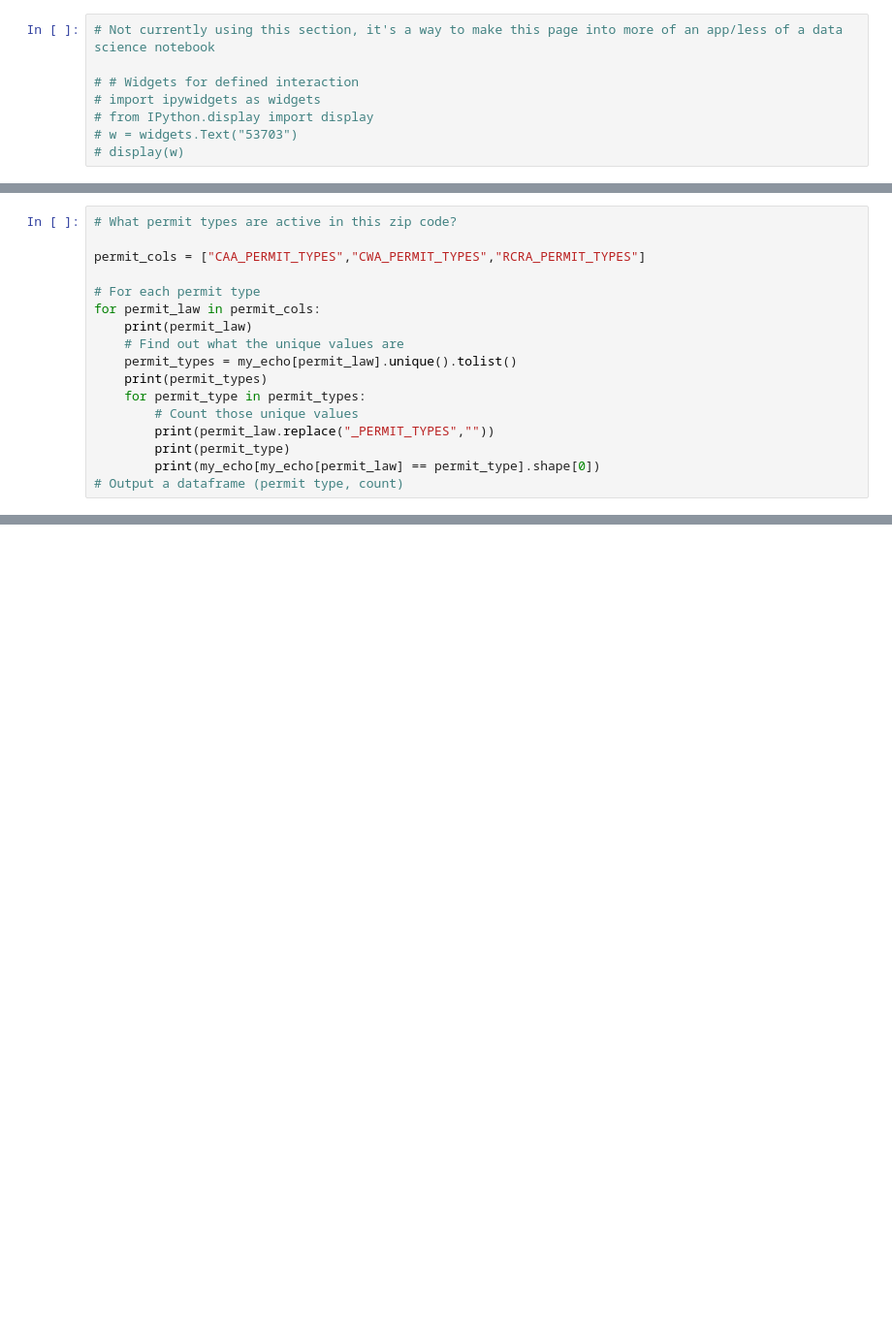
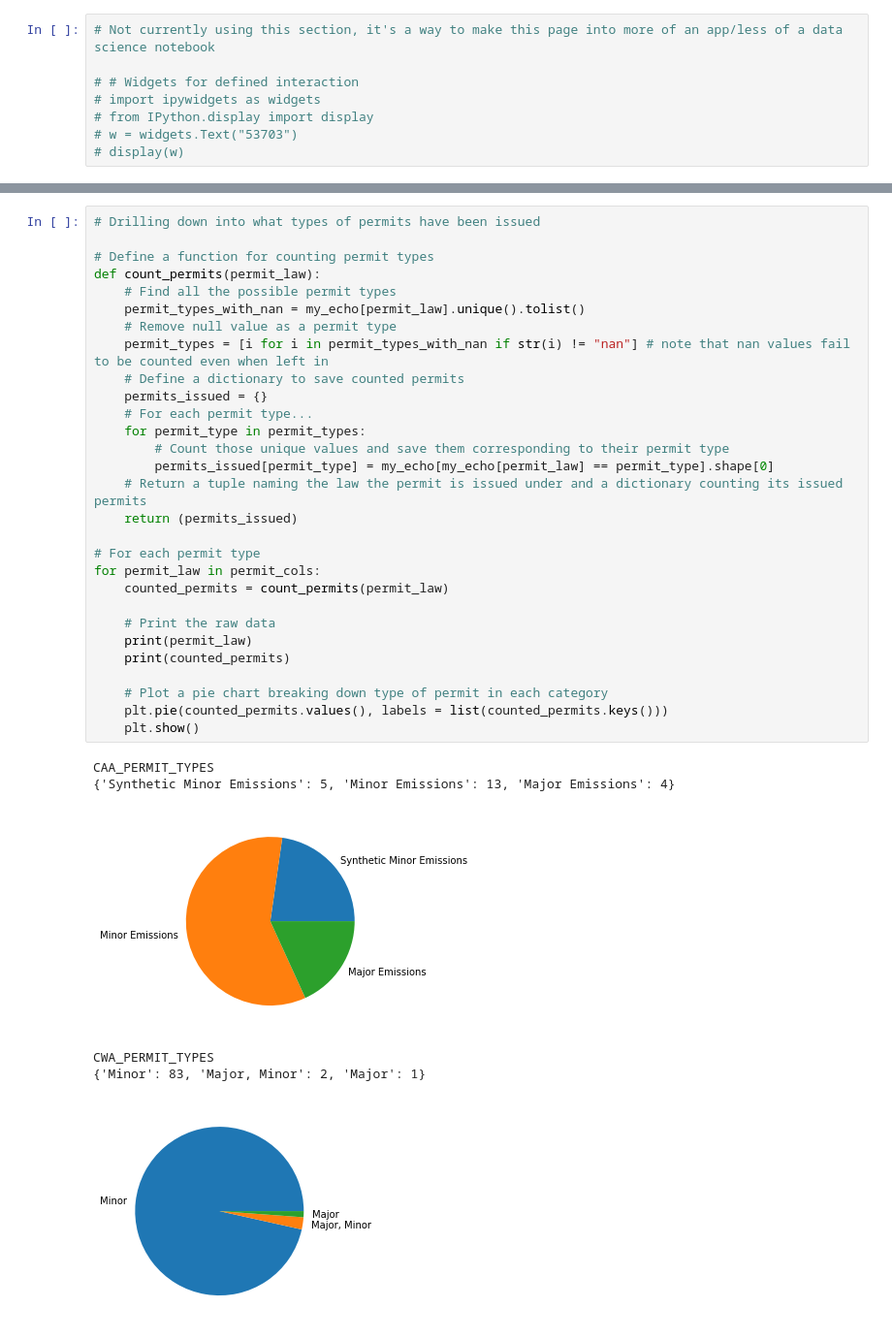
Before and after one commit to Frijol/echo-enforcement, a Jupyter notebook: ECHO for Individual Sites.ipynb, the cells around one changed output, grey strips where cells are left out. Shown at 97% size. Drawn from its saved outputs; the diff is of its cells as text; blank space fills up the shorter version.

```diff
--- a/ECHO for Individual Sites.ipynb
+++ b/ECHO for Individual Sites.ipynb
@@ -65,17 +63,0 @@ There are 59 facilities in 98296 tracked in the ECHO database.
-# %%
-# What permit types are active in this zip code?
-
-permit_cols = ["CAA_PERMIT_TYPES","CWA_PERMIT_TYPES","RCRA_PERMIT_TYPES"]
-
-# For each permit type
-for permit_law in permit_cols:
-    print(permit_law)
-    # Find out what the unique values are
-    permit_types = my_echo[permit_law].unique().tolist()
-    print(permit_types)
-    for permit_type in permit_types:
-        # Count those unique values
-        print(permit_law.replace("_PERMIT_TYPES",""))
-        print(permit_type)
-        print(my_echo[my_echo[permit_law] == permit_type].shape[0])
-# Output a dataframe (permit type, count)
@@ -84,0 +115,36 @@ AttributeError: 'list' object has no attribute 'dropna'
+# %%
+# Drilling down into what types of permits have been issued
+
+# Define a function for counting permit types
+def count_permits(permit_law):
+    # Find all the possible permit types
+    permit_types_with_nan = my_echo[permit_law].unique().tolist()
+    # Remove null value as a permit type
+    permit_types = [i for i in permit_types_with_nan if str(i) != "nan"] # note that nan values fail to be counted even when left in
+    # Define a dictionary to save counted permits
+    permits_issued = {}
+    # For each permit type...
+    for permit_type in permit_types:
+        # Count those unique values and save them corresponding to their permit type
+        permits_issued[permit_type] = my_echo[my_echo[permit_law] == permit_type].shape[0]
+    # Return a tuple naming the law the permit is issued under and a dictionary counting its issued permits
+    return (permits_issued)
+
+# For each permit type
+for permit_law in permit_cols:
+    counted_permits = count_permits(permit_law)
+
+    # Print the raw data
+    print(permit_law)
+    print(counted_permits)
+
+    # Plot a pie chart breaking down type of permit in each category
+    plt.pie(counted_permits.values(), labels = list(counted_permits.keys()))
+    plt.show()
+# %% [output]
+CAA_PERMIT_TYPES
+{'Synthetic Minor Emissions': 5, 'Minor Emissions': 13, 'Major Emissions': 4}
+[figure, added]
+CWA_PERMIT_TYPES
+{'Minor': 83, 'Major, Minor': 2, 'Major': 1}
+[figure, added]
```
Also changed, not shown: parts of 20 cells of this notebook.
